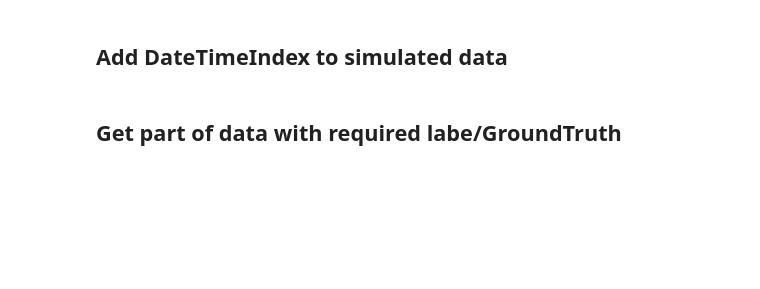
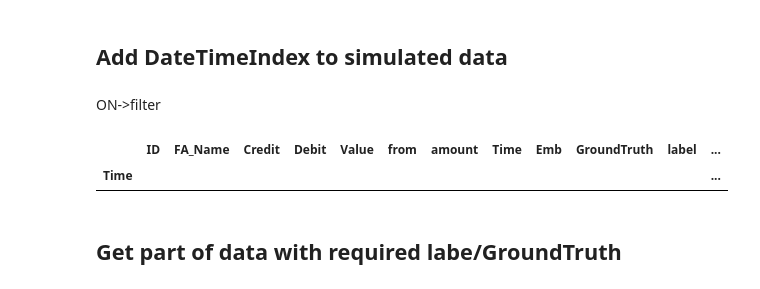
Before and after one commit to AlexWorldD/NetEmbs, a Jupyter notebook: InteractiveVis_v2.ipynb, the cells around one changed output. Cells and saved outputs as stored; diff of their text form; code cells hidden in the pictures; blank space fills up the shorter version.

Commit message:
Modified filtering

```diff
--- a/InteractiveVis_v2.ipynb
+++ b/InteractiveVis_v2.ipynb
@@ -365,6 +371,19 @@ def addDateTimeIndex(df, duration="year", on="Time"):
         return df.set_index(df[on].apply(lambda x: np.datetime64('2019-01-01')+np.timedelta64(int(x*50), 'm')))
 # %%
 df_all = addDateTimeIndex(df_all)
+# %% [markdown]
+ON->filter
+# %%
+test_me = [{"select": ["Sales 21 btw", "Sales 6 btw"], "_with": {"FA_Name": "Revenue", "from": True}},
+ {"select": ["Collections"], "_with": None}]
+# %%
+cur_df = df_all.copy()
+for key, value in test_me.items():
+    cur_df = cur_df[cur_df[key]==value]
+cur_df
+# %% [output]
+|  | ID | FA_Name | Credit | Debit | Value | from | amount | Time | Emb | GroundTruth | label | ... |
+| Time |  |  |  |  |  |  |  |  |  |  |  | ... |
 # %% [markdown]
 ## Get part of data with required labe/GroundTruth
 # %%
```
Also changed, not shown: parts of 10 cells of this notebook.
